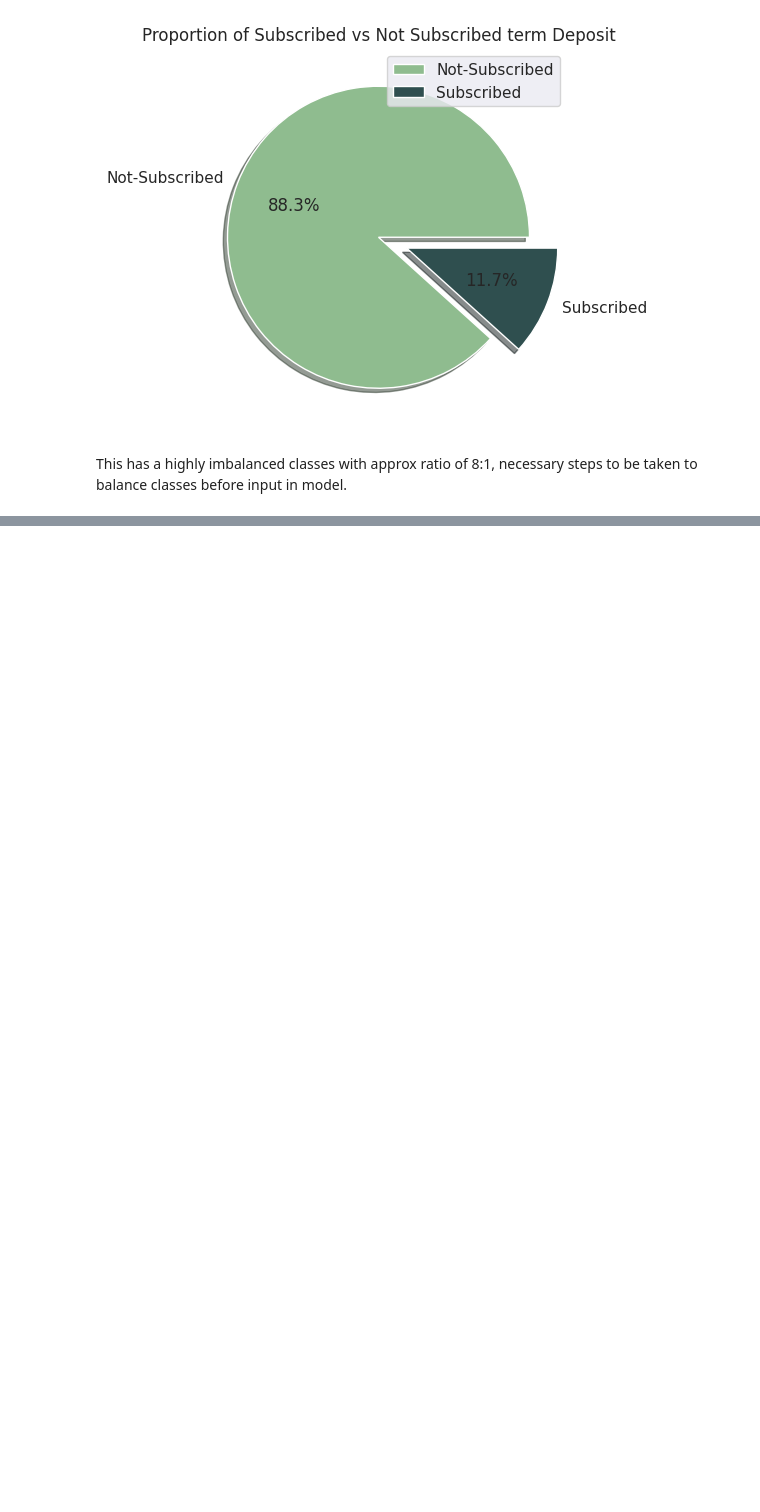
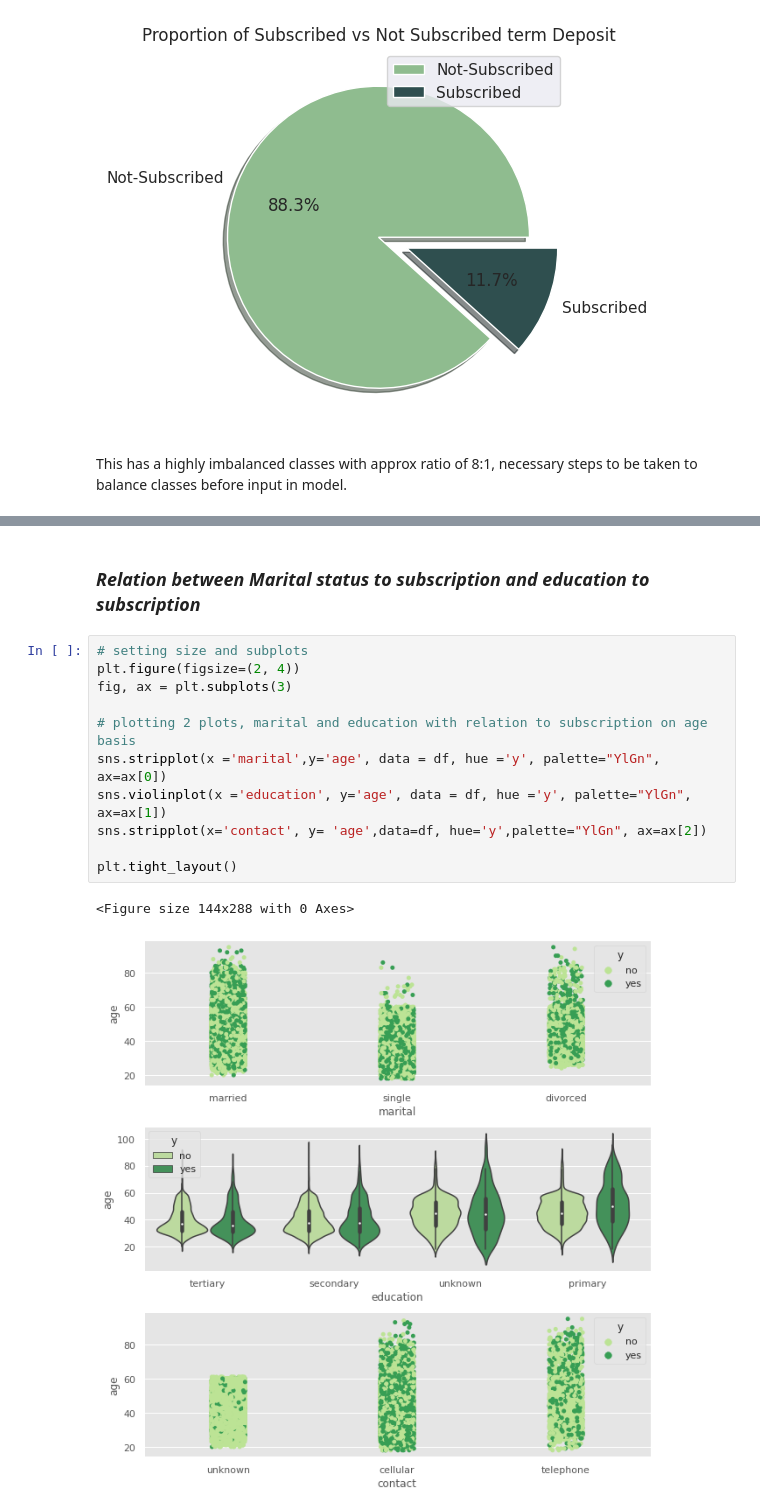
Before and after one commit to GuptaRitik/Marketing-Effectiveness-Prediction, a Jupyter notebook: Bank_Marketing_Effectiveness_Prediction_Capstone_Project.ipynb, the cells around one changed output, grey strips where cells are left out. Cells and saved outputs as stored; diff of their text form; blank space fills up the shorter version.

```diff
--- a/Bank_Marketing_Effectiveness_Prediction_Capstone_Project.ipynb
+++ b/Bank_Marketing_Effectiveness_Prediction_Capstone_Project.ipynb
@@ -206,0 +291,16 @@ This has a highly imbalanced classes with approx ratio of 8:1, necessary steps t
+# %% [markdown]
+### *Relation between Marital status to subscription and education to subscription*
+# %%
+# setting size and subplots
+plt.figure(figsize=(2, 4))
+fig, ax = plt.subplots(3)
+
+# plotting 2 plots, marital and education with relation to subscription on age basis
+sns.stripplot(x ='marital',y='age', data = df, hue ='y', palette="YlGn", ax=ax[0])
+sns.violinplot(x ='education', y='age', data = df, hue ='y', palette="YlGn", ax=ax[1])
+sns.stripplot(x='contact', y= 'age',data=df, hue='y',palette="YlGn", ax=ax[2])
+
+plt.tight_layout()
+# %% [output]
+<Figure size 144x288 with 0 Axes>
+[figure, added]
```
Also changed, not shown: parts of 16 cells of this notebook.
